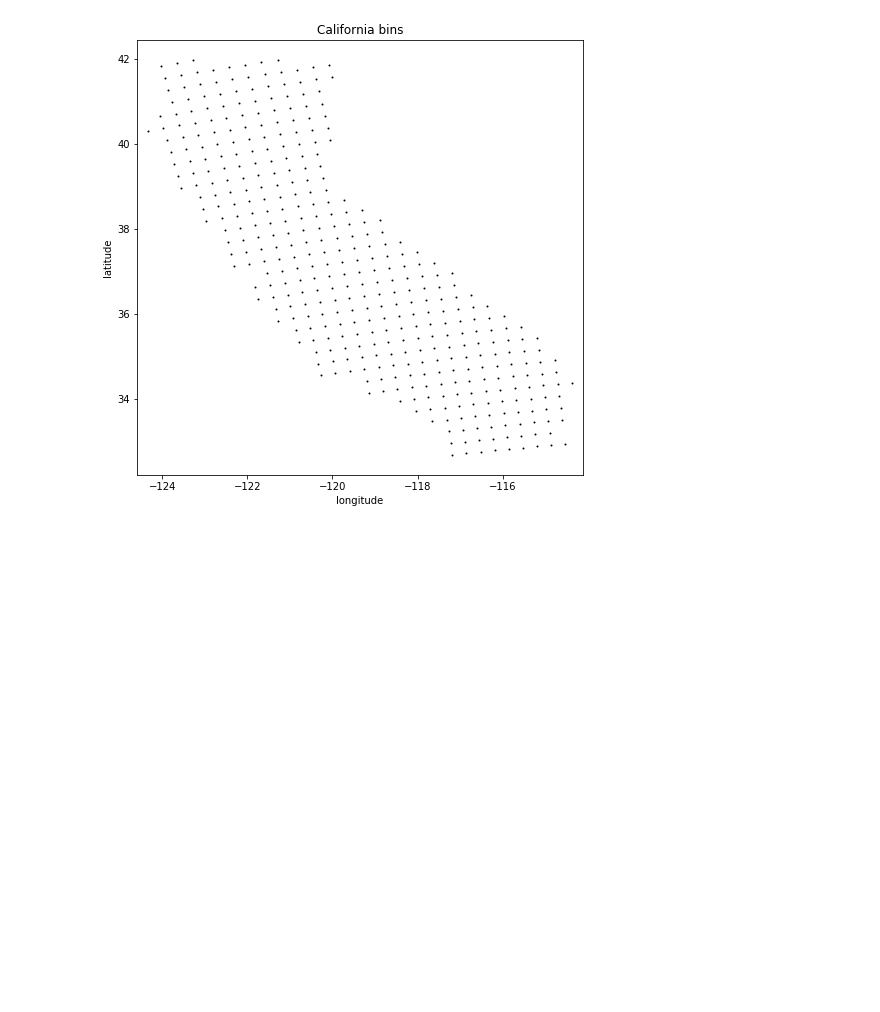
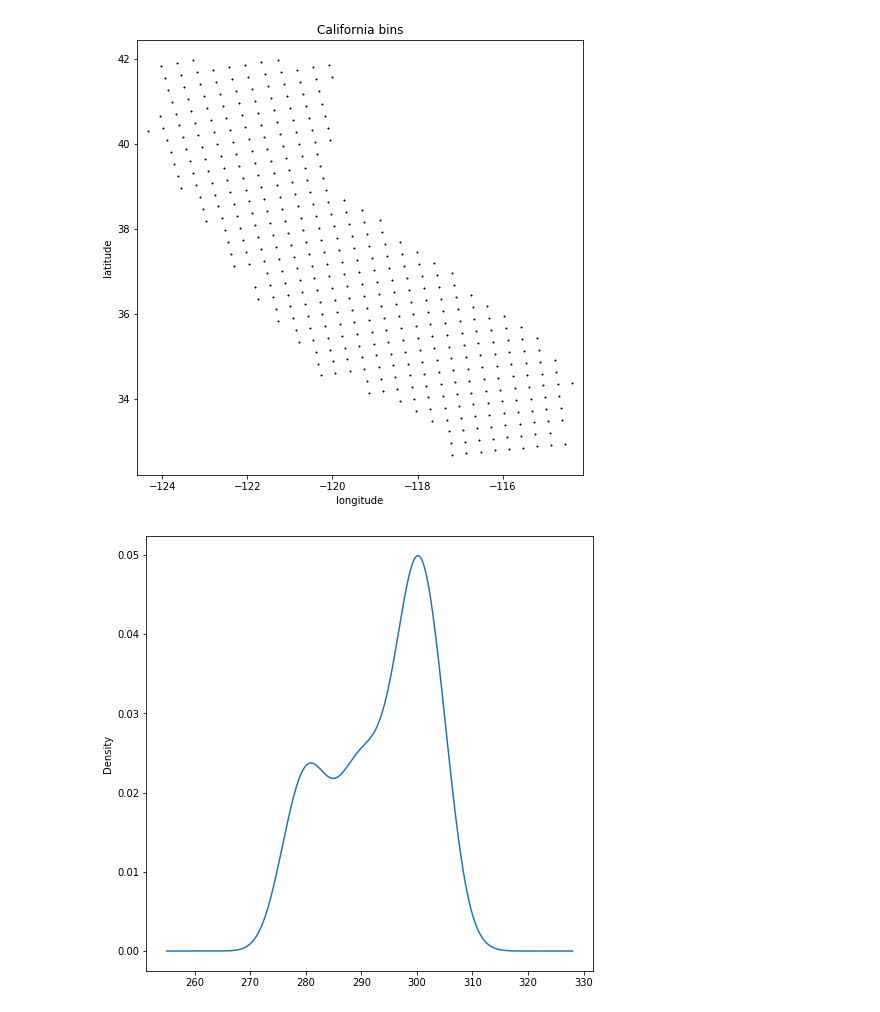
Before and after one commit to aristyogresearch/wildfire, a Jupyter notebook: notebooks/NOAA_NARR_temperature_data.ipynb, the cells around one changed output. Drawn from its saved outputs; the diff is of its cells as text; code cells hidden in the pictures; blank space fills up the shorter version.

Commit message:
Updated NOAA NARR dataset

```diff
--- a/notebooks/NOAA_NARR_scratch.ipynb
+++ b/notebooks/NOAA_NARR_temperature_data.ipynb
@@ -12 +14,16 @@ conda install netcdf4
+# %%
+# File paths
+air_temp_data_file = '../data/NOAA_NARR_weather_data/air.sfc.2015.nc'
+california_shapefile = '../data/spatial_data/cb_2018_us_state_500k.shp'
+output_file = '../data/NOAA_NARR_weather_data/california_air_sfc_2015.csv'
+
+# California bounding box coordinates
+lat_start = 32.52
+lon_start = -124.48
+lat_end = 42.0
+lon_end = -114.131
+
+# Parallelization options
+n_threads = 15
+jobs_per_thread = 5
 # %% [markdown]
@@ -14,7 +31,7 @@ We will start with surface air temperatures from 2015 as a test case. The origna
 # %%
 import xarray as xr
 
-ds = xr.open_dataset('../data/NOAA_NARR/air.sfc.2015.nc')
+ds = xr.open_dataset(air_temp_data_file)
 df = ds.to_dataframe()
 df.info()
 # %% [output]
@@ -204,3 +213,7 @@ plt.title('California bins')
 plt.show()
 # %% [output]
 [figure]
+# %%
+ax = df_one_hour.air.plot.kde()
+# %% [output]
+[figure, added]
```
Also changed, not shown: parts of 7 cells of this notebook, 9 other files.
